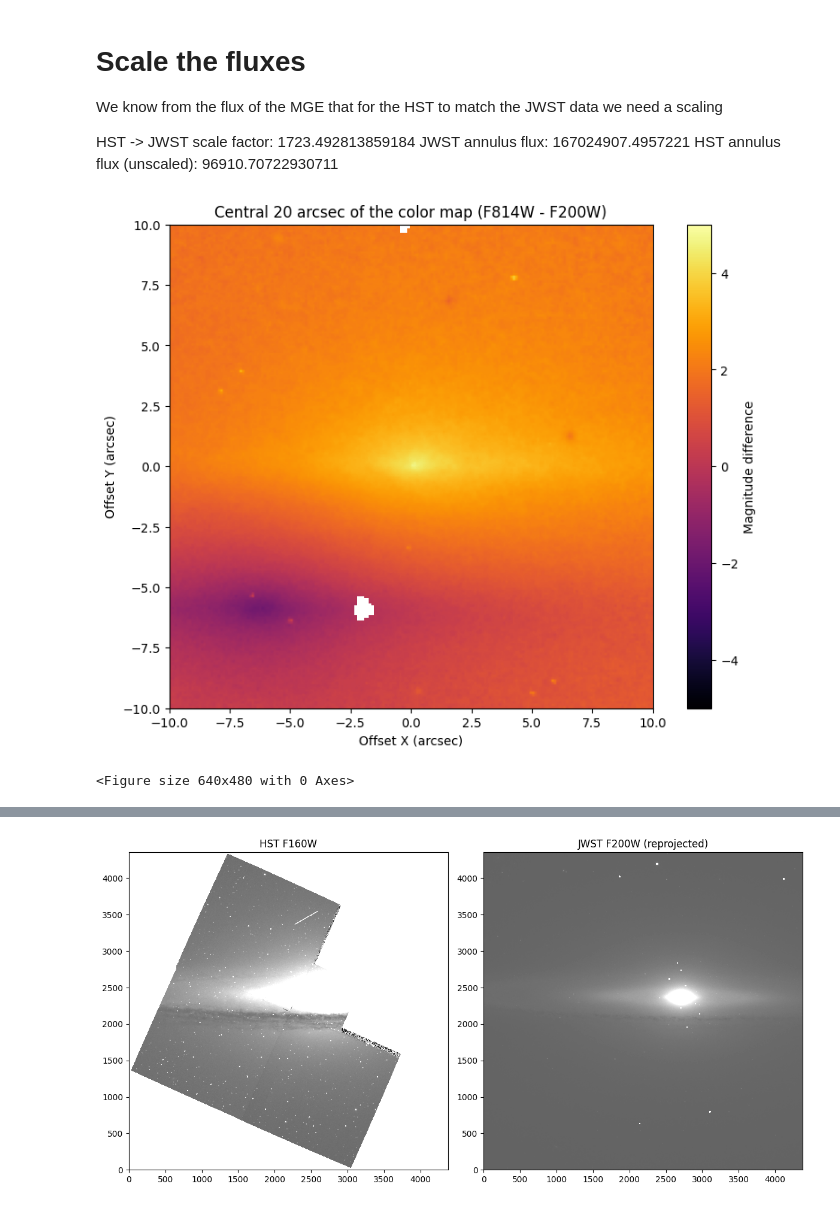
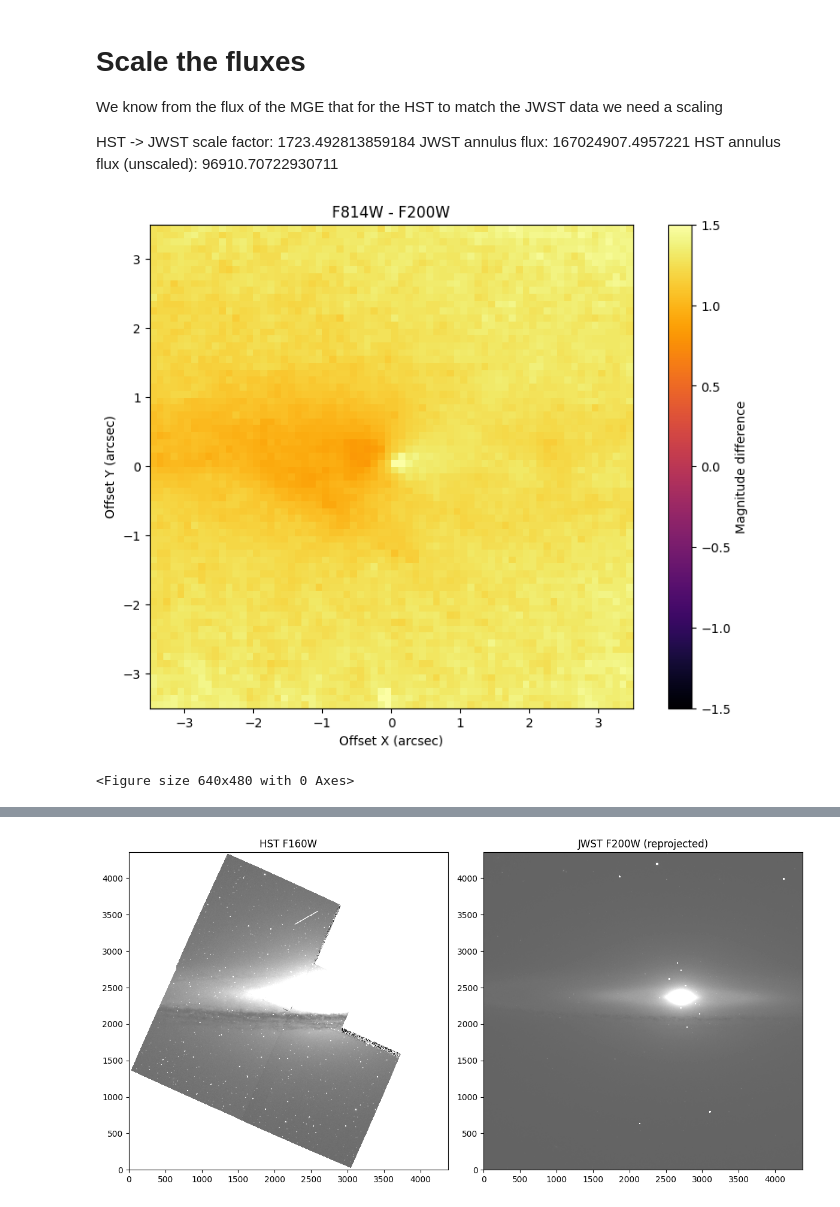
Before and after one commit to mncavieres/Sombrero_REVEAL, a Jupyter notebook: Notebooks/colormap_hst_jwst.ipynb, the cells around one changed output, grey strips where cells are left out. Cells and saved outputs as stored; diff of their text form; code cells hidden in the pictures.

```diff
--- a/Notebooks/colormap_hst_jwst.ipynb
+++ b/Notebooks/colormap_hst_jwst.ipynb
@@ -23,0 +26,13 @@ jwst_mosaic = fits.open(
+# %%
+# we can compute the offset using the centers that were computed for the MGE fitting
+hst_cent_x, hst_cent_y = 2720.5, 2392.85
+jwst_cent_x, jwst_cent_y = 7538.00, 7332.00
+# %%
+# now we can transform the center coordinates to RA, DEC using the WCS their images and compute the offset
+hst_wcs = WCS(hst_mosaic[1].header)
+jwst_wcs = WCS(jwst_mosaic[0].header)
+hst_center_sky = hst_wcs.pixel_to_world(hst_cent_x, hst_cent_y)
+jwst_center_sky = jwst_wcs.pixel_to_world(jwst_cent_x, jwst_cent_y)
+offset_ra = (jwst_center_sky.ra - hst_center_sky.ra).to(u.arcsec)
+offset_dec = (jwst_center_sky.dec - hst_center_sky.dec).to(u.arcsec)
+print(f"Offset in RA: {offset_ra:.2f}, Offset in DEC: {offset_dec:.2f}")
@@ -24,6 +41,11 @@ jwst_mosaic = fits.open(
 # %%
-# move the HST CRVAL1 and CRVAL2 to the center of the image, which is where the JWST image is centered
-print(f"Original HST CRVAL1: {hst_mosaic[1].header['CRVAL1']}")
-print(f"Original HST CRVAL2: {hst_mosaic[1].header['CRVAL2']}")
-hst_mosaic[1].header['CRVAL1'] = hst_mosaic[1].header['CRVAL1'] + 10.5/3600
-hst_mosaic[1].header['CRVAL2'] = hst_mosaic[1].header['CRVAL2'] - 1.5/3600
+# # move the HST CRVAL1 and CRVAL2 to the center of the image, which is where the JWST image is centered
+
+# hst_mosaic[1].header['CRVAL1'] = hst_mosaic[1].header['CRVAL1'] + offset_ra.to(u.deg).value
+# hst_mosaic[1].header['CRVAL2'] = hst_mosaic[1].header['CRVAL2'] + offset_dec.to(u.deg).value
+
+# make a new HST WCS with the updated header
+hst_header_updated = hst_mosaic[1].header.copy()
+hst_header_updated['CRVAL1'] = hst_mosaic[1].header['CRVAL1'] - offset_ra.to(u.deg).value
+hst_header_updated['CRVAL2'] = hst_mosaic[1].header['CRVAL2'] - offset_dec.to(u.deg).value
+hst_wcs_updated = WCS(hst_header_updated)
@@ -33,6 +52,6 @@ Original HST CRVAL2: -11.626281004167847
 # %%
 # reproject the JWST image to the HST WCS
-jwst_reprojected, footprint = reproject_interp(jwst_mosaic[0], hst_mosaic[1].header)
+jwst_reprojected, footprint = reproject_interp(jwst_mosaic[0], hst_wcs_updated)
 # %% [markdown]
 # Scale the fluxes
 
@@ -43,32 +62,34 @@ JWST annulus flux: 167024907.4957221
 HST annulus flux (unscaled): 96910.70722930711
 # %%
 hst_to_jwst_scale_factor =  1723.492813859184
+# make color map of F814W - F200W, note that the images are already aligned and on the same WCS, so we can just subtract them and plot the result in magnitudes
+color_map = -2.5 * np.log10(jwst_reprojected / (hst_mosaic[1].data*hst_to_jwst_scale_factor))
 # using a pixel scale of 0.1 arcsec/pixel plot the central 20 arcsec of the color map, which corresponds to 200 pixels on each side of the center
 center_x, center_y = (2720.5, 2392.85) # center of the image in pixels
 pixel_scale = 0.1 # arcsec/pixel
-half_size = 100  # pixels, corresponding to 10 arcsec
+half_size = 35  # pixels, corresponding to 10 arcsec
 
 # crop the color map to the central region
 cx, cy = int(center_x), int(center_y)
 color_map_crop = color_map[cy - half_size:cy + half_size, cx - half_size:cx + half_size]
 
 # define extent in arcsec relative to center
 extent_arcsec = [-half_size * pixel_scale, half_size * pixel_scale,
 				 -half_size * pixel_scale, half_size * pixel_scale]
 
 fig, ax = plt.subplots(figsize=(10, 7))
-im = ax.imshow(color_map_crop, origin='lower', cmap='inferno', vmin=-5, vmax=5, extent=extent_arcsec)
-ax.set_title('Central 20 arcsec of the color map (F814W - F200W)')
+im = ax.imshow(color_map_crop, origin='lower', cmap='inferno', vmin=-1.5, vmax=1.5, extent=extent_arcsec)
+ax.set_title('F814W - F200W')
 ax.set_xlabel('Offset X (arcsec)')
 ax.set_ylabel('Offset Y (arcsec)')
 cbar = plt.colorbar(im, ax=ax)
 cbar.set_label('Magnitude difference')
 plt.show()
 ax.set_xlabel('Offset X (arcsec)')
 ax.set_ylabel('Offset Y (arcsec)')
 cbar = plt.colorbar(im, ax=ax)
 cbar.set_label('Magnitude difference')
 plt.show()
 # %% [output]
-[figure, old version]
+[figure, new version]
 <Figure size 640x480 with 0 Axes>
```
Also changed, not shown: parts of 4 cells of this notebook, 14 other files.
